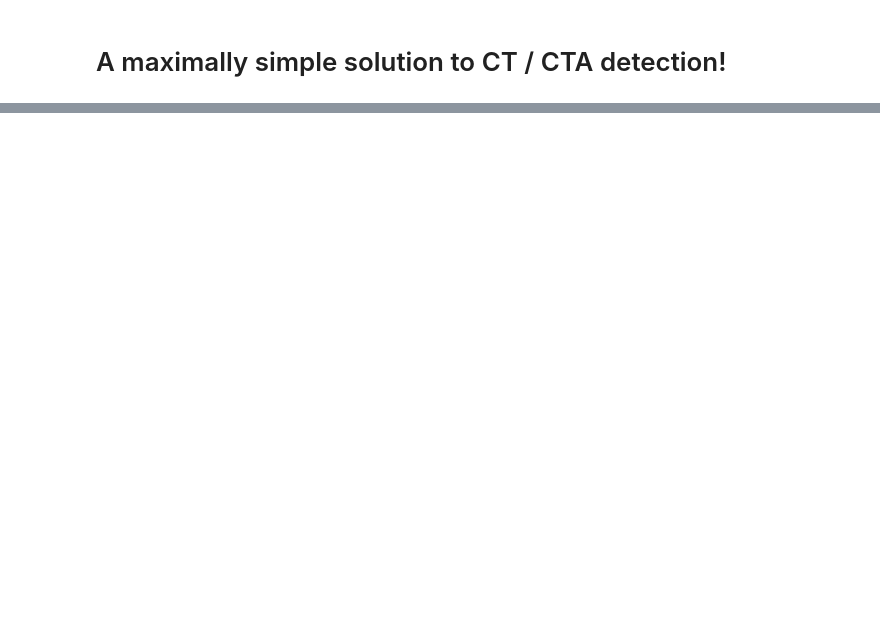
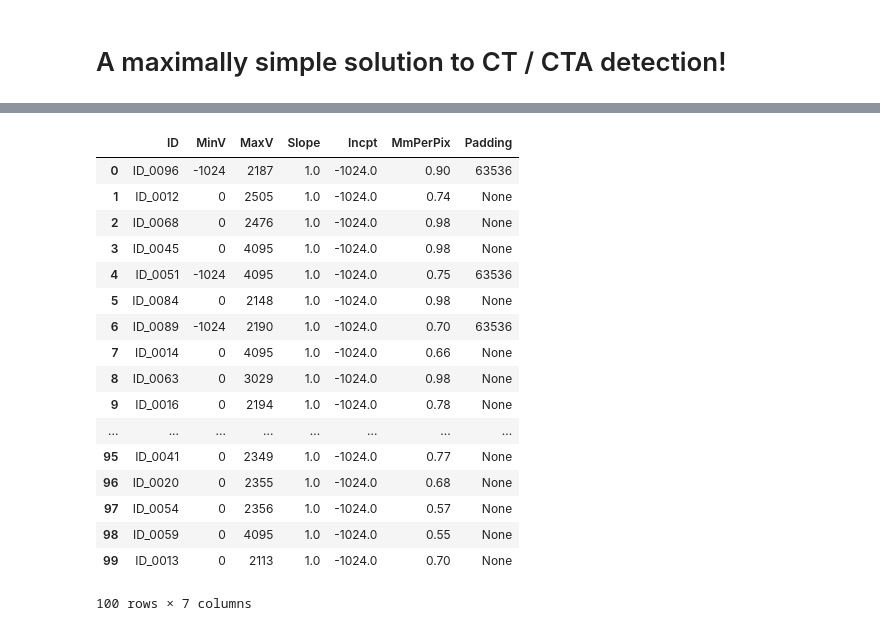
Before and after one commit to danielphil/kaggle_ctmi, a Jupyter notebook: kaggle_ctmi_simple.ipynb, the cells around one changed output, grey strips where cells are left out. Saved outputs shown, nothing was run; the diff lists cells and outputs as text; code cells hidden in the pictures; blank space fills up the shorter version.

```diff
--- a/kaggle_ctmi_simple.ipynb
+++ b/kaggle_ctmi_simple.ipynb
@@ -88,0 +72,38 @@ for ix, f in enumerate(dicom_files):
+# %%
+def explore_cohort():
+    cohort = Cohort()
+    df = pd.DataFrame(columns=['ID', 'MinV', 'MaxV', 'Slope', 'Incpt', 'MmPerPix', 'Padding'])
+    for ix in range(cohort.size):
+        image = cohort.images[ix]
+        dcm = cohort.dicoms[ix]
+        id_ = cohort.ids[ix]
+        padding = dcm.data_element('PixelPaddingValue').value if 'PixelPaddingValue' in dcm else None
+        slope = dcm.data_element('RescaleSlope').value
+        intercept = dcm.data_element('RescaleIntercept').value
+        mmpp_x, mmpp_y = dcm.data_element('PixelSpacing').value
+        assert mmpp_x == mmpp_y
+        row = (id_, np.min(image), np.max(image), slope, intercept, mmpp_x, padding)
+
+        df.loc[ix] = row
+    return df
+
+explore_cohort()
+# %% [output]
+|  | ID | MinV | MaxV | Slope | Incpt | MmPerPix | Padding |
+| 0 | ID_0096 | -1024 | 2187 | 1.0 | -1024.0 | 0.90 | 63536 |
+| 1 | ID_0012 | 0 | 2505 | 1.0 | -1024.0 | 0.74 | None |
+| 2 | ID_0068 | 0 | 2476 | 1.0 | -1024.0 | 0.98 | None |
+| 3 | ID_0045 | 0 | 4095 | 1.0 | -1024.0 | 0.98 | None |
+| 4 | ID_0051 | -1024 | 4095 | 1.0 | -1024.0 | 0.75 | 63536 |
+| 5 | ID_0084 | 0 | 2148 | 1.0 | -1024.0 | 0.98 | None |
+| 6 | ID_0089 | -1024 | 2190 | 1.0 | -1024.0 | 0.70 | 63536 |
+| 7 | ID_0014 | 0 | 4095 | 1.0 | -1024.0 | 0.66 | None |
+| 8 | ID_0063 | 0 | 3029 | 1.0 | -1024.0 | 0.98 | None |
+| 9 | ID_0016 | 0 | 2194 | 1.0 | -1024.0 | 0.78 | None |
+| ... | ... | ... | ... | ... | ... | ... | ... |
+| 95 | ID_0041 | 0 | 2349 | 1.0 | -1024.0 | 0.77 | None |
+| 96 | ID_0020 | 0 | 2355 | 1.0 | -1024.0 | 0.68 | None |
+| 97 | ID_0054 | 0 | 2356 | 1.0 | -1024.0 | 0.57 | None |
+| 98 | ID_0059 | 0 | 4095 | 1.0 | -1024.0 | 0.55 | None |
+| 99 | ID_0013 | 0 | 2113 | 1.0 | -1024.0 | 0.70 | None |
+100 rows × 7 columns
```
Also changed, not shown: parts of 9 cells of this notebook, 1 other file.
